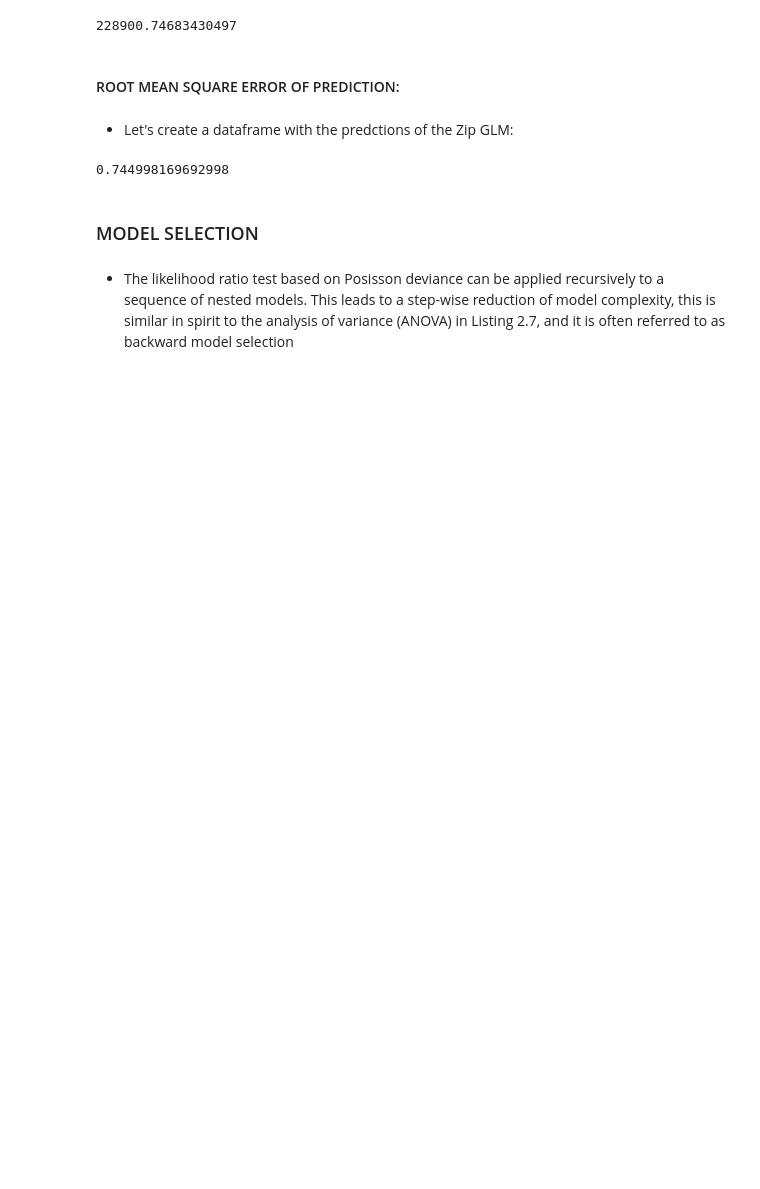
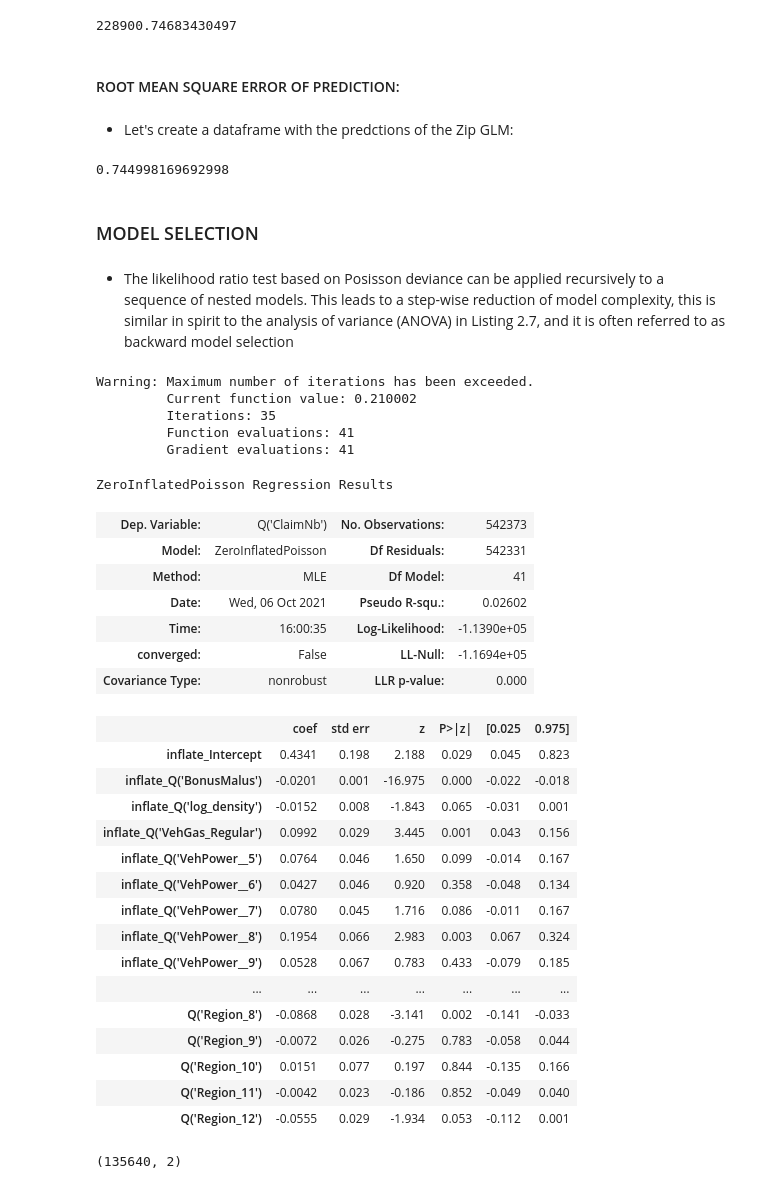
Before and after one commit to JulianTrufero/Claims-Frequency-Predicitons, a Jupyter notebook: Notebooks/statistical_modelling.ipynb, the cells around one changed output. Saved outputs shown, nothing was run; the diff lists cells and outputs as text; code cells hidden in the pictures; blank space fills up the shorter version.

```diff
--- a/Notebooks/statistical_modelling.ipynb
+++ b/Notebooks/statistical_modelling.ipynb
@@ -390,3 +390,53 @@ zip2_rmse
 ### MODEL SELECTION
 # %% [markdown]
 - The likelihood ratio test based on Posisson deviance can be applied recursively to a sequence of nested models. This leads to a step-wise reduction of model complexity, this is similar in spirit to the analysis of variance (ANOVA) in Listing 2.7, and it is often referred to as backward model selection
+# %%
+expr = """ Q('ClaimNb') ~ Q('BonusMalus') + Q('log_density') + Q('VehGas_Regular') +
+                          Q('VehPower__5') + Q('VehPower__6') + Q('VehPower__7') + Q('VehPower__8') +
+                          Q('VehPower__9') + Q('VehPower__10') + Q('VehPower__11') + Q('VehPower__12') +
+                          Q('VehAge__2') + Q('VehAge__3') + Q('DrivAge__2') + Q('DrivAge__3') +
+                          Q('DrivAge__4') + Q('DrivAge__5') + Q('DrivAge__6') + Q('DrivAge__7') + Q('DrivAge__8') +
+                          Q('VehBrand_2') + Q('VehBrand_3') + Q('VehBrand_4') + Q('VehBrand_5') + Q('VehBrand_6') +
+                          Q('VehBrand_7') + Q('VehBrand_8') + Q('VehBrand_9') + Q('VehBrand_10') + Q('VehBrand_11') +
+                          Q('Region_2') + Q('Region_3') + Q('Region_4') + Q('Region_5') + Q('Region_6') +
+                          Q('Region_7') + Q('Region_8') + Q('Region_9') + Q('Region_10') + Q('Region_11') +
+                          Q('Region_12') """
+# %%
+y_train, X_train = dmatrices(expr, claimsdf_train, return_type='dataframe')
+# %%
+X_train.drop(columns="Q('Area')", inplace=True)
+# %%
+zip_model_ = sm.ZeroInflatedPoisson(endog=y_train, exog=X_train, exog_infl=X_train, exposure=claimsdf_train.Exposure, inflation='logit').fit()
+# %% [output]
+Warning: Maximum number of iterations has been exceeded.
+         Current function value: 0.210002
+         Iterations: 35
+         Function evaluations: 41
+         Gradient evaluations: 41
+# %%
+zip_model_.summary()
+# %% [output]
+ZeroInflatedPoisson Regression Results
+| Dep. Variable: | Q('ClaimNb') | No. Observations: | 542373 |
+| Model: | ZeroInflatedPoisson | Df Residuals: | 542331 |
+| Method: | MLE | Df Model: | 41 |
+| Date: | Wed, 06 Oct 2021 | Pseudo R-squ.: | 0.02602 |
+| Time: | 16:00:35 | Log-Likelihood: | -1.1390e+05 |
+| converged: | False | LL-Null: | -1.1694e+05 |
+| Covariance Type: | nonrobust | LLR p-value: | 0.000 |
+|  | coef | std err | z | P>|z| | [0.025 | 0.975] |
+| inflate_Intercept | 0.4341 | 0.198 | 2.188 | 0.029 | 0.045 | 0.823 |
+| inflate_Q('BonusMalus') | -0.0201 | 0.001 | -16.975 | 0.000 | -0.022 | -0.018 |
+| inflate_Q('log_density') | -0.0152 | 0.008 | -1.843 | 0.065 | -0.031 | 0.001 |
+| inflate_Q('VehGas_Regular') | 0.0992 | 0.029 | 3.445 | 0.001 | 0.043 | 0.156 |
+| inflate_Q('VehPower__5') | 0.0764 | 0.046 | 1.650 | 0.099 | -0.014 | 0.167 |
+| inflate_Q('VehPower__6') | 0.0427 | 0.046 | 0.920 | 0.358 | -0.048 | 0.134 |
+| inflate_Q('VehPower__7') | 0.0780 | 0.045 | 1.716 | 0.086 | -0.011 | 0.167 |
+| inflate_Q('VehPower__8') | 0.1954 | 0.066 | 2.983 | 0.003 | 0.067 | 0.324 |
+| inflate_Q('VehPower__9') | 0.0528 | 0.067 | 0.783 | 0.433 | -0.079 | 0.185 |
+| ... | ... | ... | ... | ... | ... | ... |
+| Q('Region_8') | -0.0868 | 0.028 | -3.141 | 0.002 | -0.141 | -0.033 |
+| Q('Region_9') | -0.0072 | 0.026 | -0.275 | 0.783 | -0.058 | 0.044 |
+| Q('Region_10') | 0.0151 | 0.077 | 0.197 | 0.844 | -0.135 | 0.166 |
+| Q('Region_11') | -0.0042 | 0.023 | -0.186 | 0.852 | -0.049 | 0.040 |
+| Q('Region_12') | -0.0555 | 0.029 | -1.934 | 0.053 | -0.112 | 0.001 |
@@ -392,0 +452,4 @@ zip2_rmse
+# %%
+zip_pred_df_.shape
+# %% [output]
+(135640, 2)
```
Also changed, not shown: parts of 7 cells of this notebook, 2 other files.
